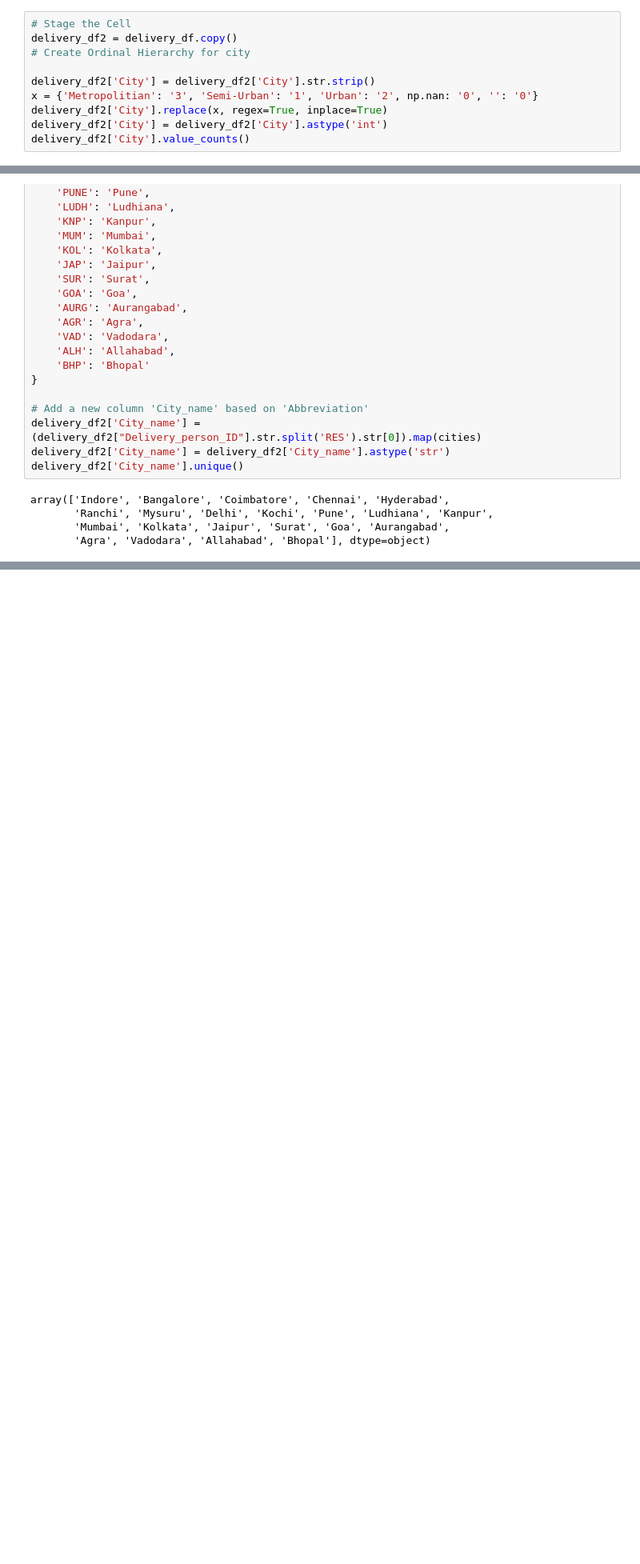
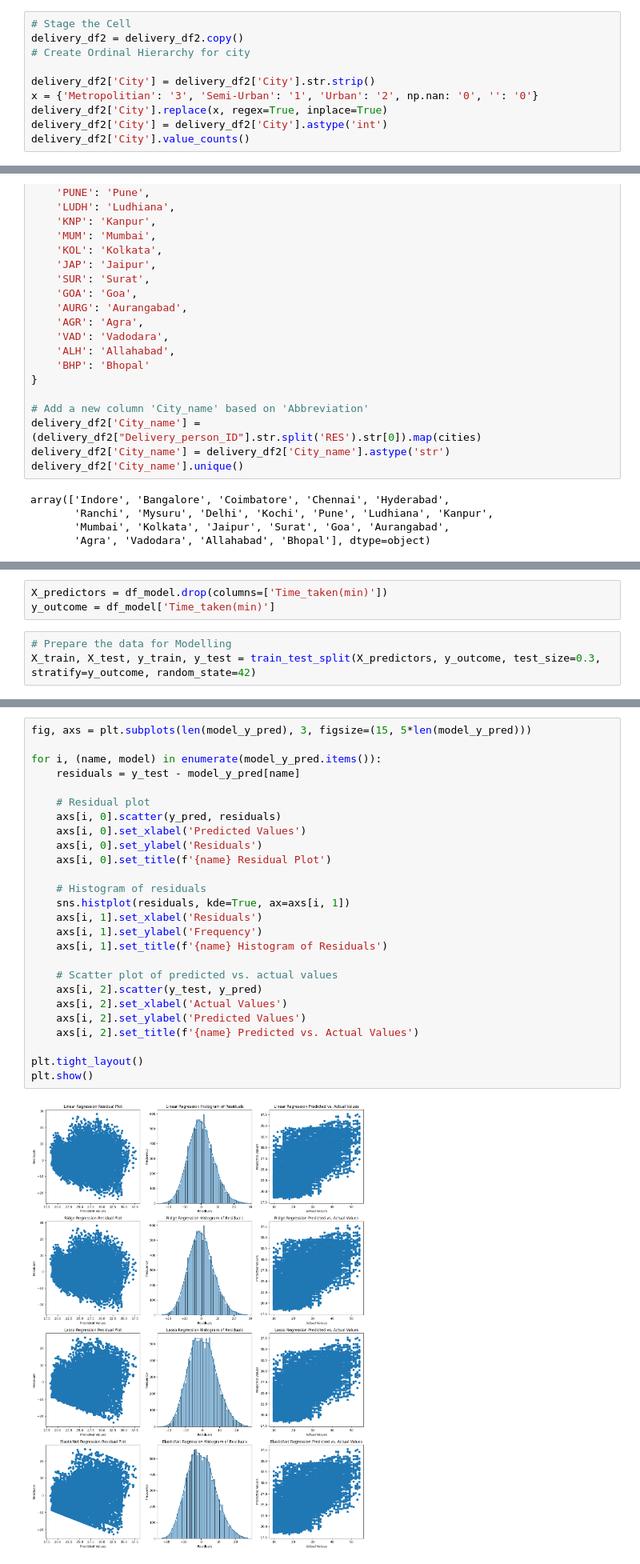
Before and after one commit to kansonc/LHL_final_project, a Jupyter notebook: EDA.ipynb, the cells around one changed output, grey strips where cells are left out. Shown at 80% size. Cells and saved outputs as stored; diff of their text form; blank space fills up the shorter version.

```diff
--- a/EDA.ipynb
+++ b/EDA.ipynb
@@ -89,7 +89,7 @@ Time_taken(min)
 Name: count, dtype: int64
 # %%
 # Stage the Cell
-delivery_df2 = delivery_df.copy()
+delivery_df2 = delivery_df2.copy()
 # Create Ordinal Hierarchy for city
 
 delivery_df2['City'] = delivery_df2['City'].str.strip()
@@ -342,0 +396,6 @@ GeocoderServiceError: Non-successful status code 500
+# %%
+X_predictors = df_model.drop(columns=['Time_taken(min)'])
+y_outcome = df_model['Time_taken(min)']
+# %%
+# Prepare the data for Modelling
+X_train, X_test, y_train, y_test = train_test_split(X_predictors, y_outcome, test_size=0.3, stratify=y_outcome, random_state=42)
@@ -342,0 +430,28 @@ GeocoderServiceError: Non-successful status code 500
+# %%
+fig, axs = plt.subplots(len(model_y_pred), 3, figsize=(15, 5*len(model_y_pred)))
+
+for i, (name, model) in enumerate(model_y_pred.items()):
+    residuals = y_test - model_y_pred[name]
+
+    # Residual plot
+    axs[i, 0].scatter(y_pred, residuals)
+    axs[i, 0].set_xlabel('Predicted Values')
+    axs[i, 0].set_ylabel('Residuals')
+    axs[i, 0].set_title(f'{name} Residual Plot')
+
+    # Histogram of residuals
+    sns.histplot(residuals, kde=True, ax=axs[i, 1])
+    axs[i, 1].set_xlabel('Residuals')
+    axs[i, 1].set_ylabel('Frequency')
+    axs[i, 1].set_title(f'{name} Histogram of Residuals')
+
+    # Scatter plot of predicted vs. actual values
+    axs[i, 2].scatter(y_test, y_pred)
+    axs[i, 2].set_xlabel('Actual Values')
+    axs[i, 2].set_ylabel('Predicted Values')
+    axs[i, 2].set_title(f'{name} Predicted vs. Actual Values')
+
+plt.tight_layout()
+plt.show()
+# %% [output]
+[figure, added]
```
Also changed, not shown: parts of 12 cells of this notebook.
